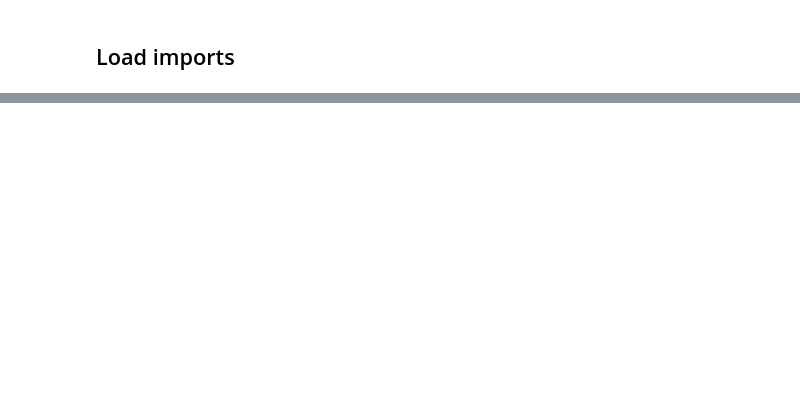
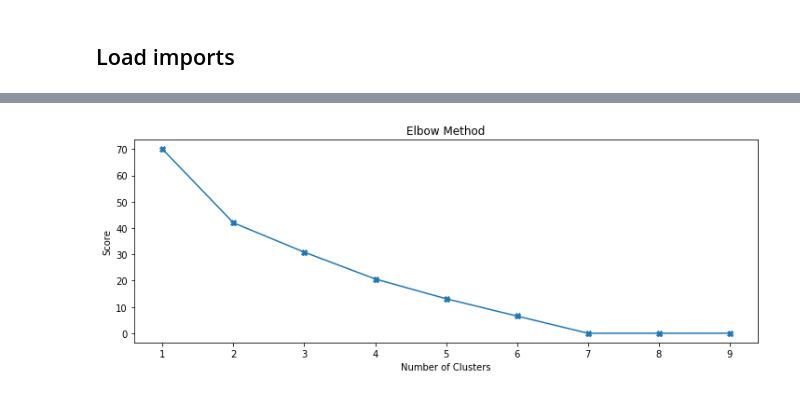
Before and after one commit to ArwaS97/Medius-Health-Challenge, a Jupyter notebook: Medius Health Challenge.ipynb, the cells around one changed output, grey strips where cells are left out. Cells and saved outputs as stored; diff of their text form; code cells hidden in the pictures; blank space fills up the shorter version.

```diff
--- a/Medius Health Challenge.ipynb
+++ b/Medius Health Challenge.ipynb
@@ -306,0 +249,18 @@ SyntaxError: invalid syntax (<ipython-input-16-6b82309b25e3>, line 1)
+# %%
+# Using KMeans library, find the optimal no. of clusters (Elbow Method)
+number_clusters = range(1, 10)
+score = []
+
+for i in number_clusters:
+    kmeans = KMeans(n_clusters=i, max_iter=100)
+    kmeans.fit(X)
+    score.append(kmeans.inertia_)
+
+figure(figsize=(12, 4))
+plt.plot(number_clusters, score, marker='X')
+plt.title('Elbow Method')
+plt.xlabel('Number of Clusters')
+plt.ylabel('Score')
+plt.show()
+# %% [output]
+[figure, added]
```
Also changed, not shown: parts of 38 cells of this notebook, 1 other file.
